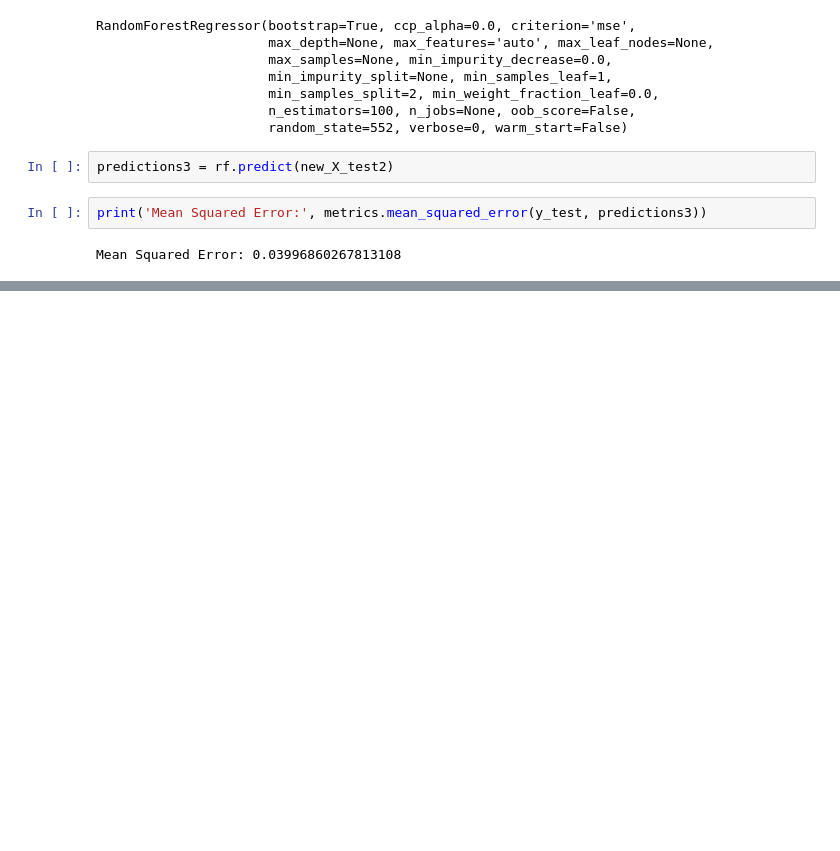
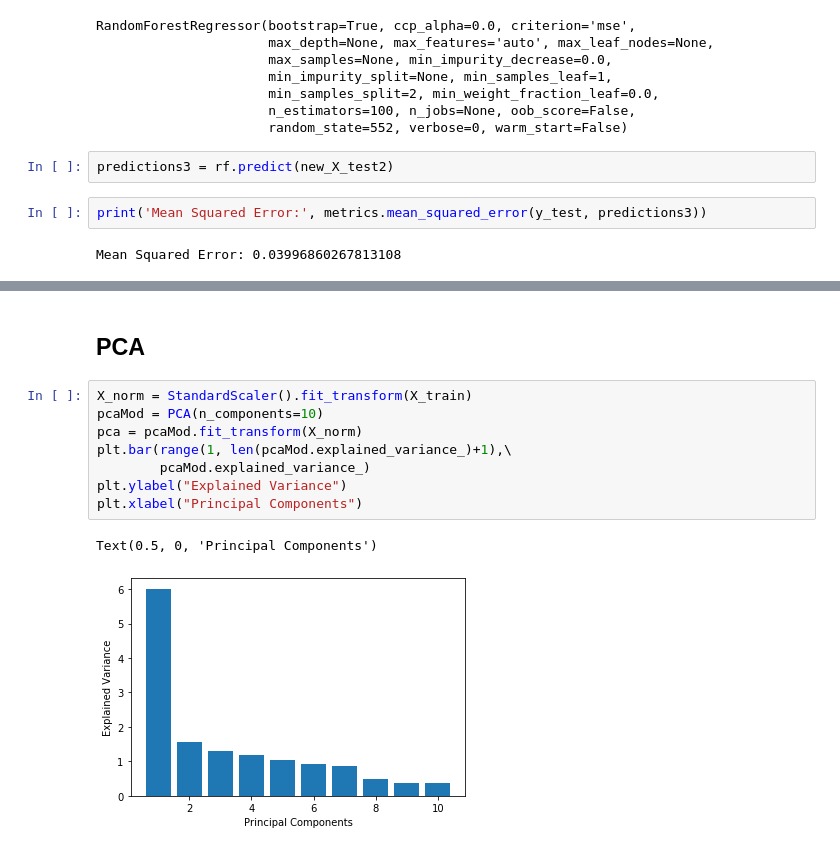
Before and after one commit to JiashiChen96/INF552_final_project, a Jupyter notebook: inf552_final.ipynb, the cells around one changed output, grey strips where cells are left out. Cells and saved outputs as stored; diff of their text form; blank space fills up the shorter version.

```diff
--- a/inf552_final.ipynb
+++ b/inf552_final.ipynb
@@ -605 +649,14 @@ Mean Squared Error: 0.03996860267813108
+# %% [markdown]
+## PCA
+# %%
+X_norm = StandardScaler().fit_transform(X_train)
+pcaMod = PCA(n_components=10)
+pca = pcaMod.fit_transform(X_norm)
+plt.bar(range(1, len(pcaMod.explained_variance_)+1),\
+        pcaMod.explained_variance_)
+plt.ylabel("Explained Variance")
+plt.xlabel("Principal Components")
+# %% [output]
+Text(0.5, 0, 'Principal Components')
+[figure, added]
 # %% [markdown]
```
Also changed, not shown: parts of 11 cells of this notebook.
